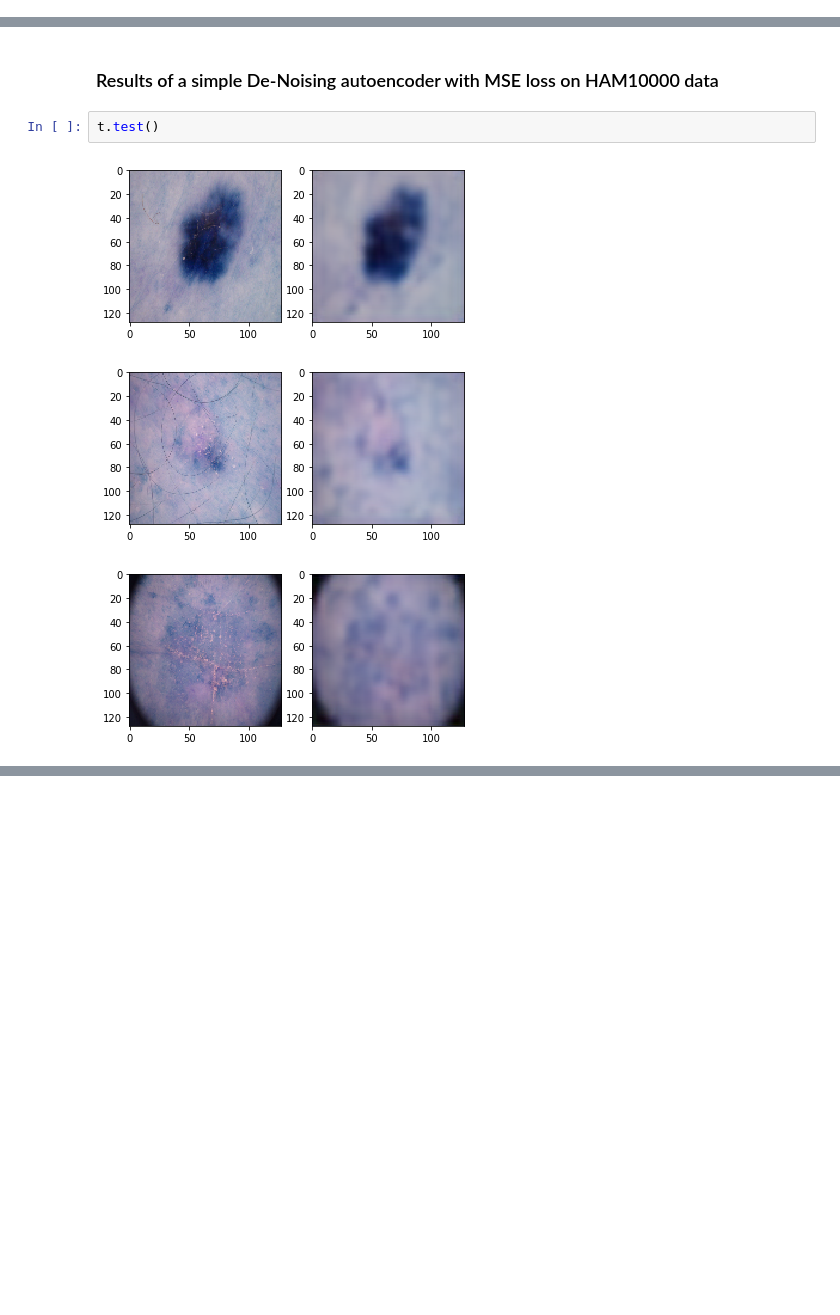
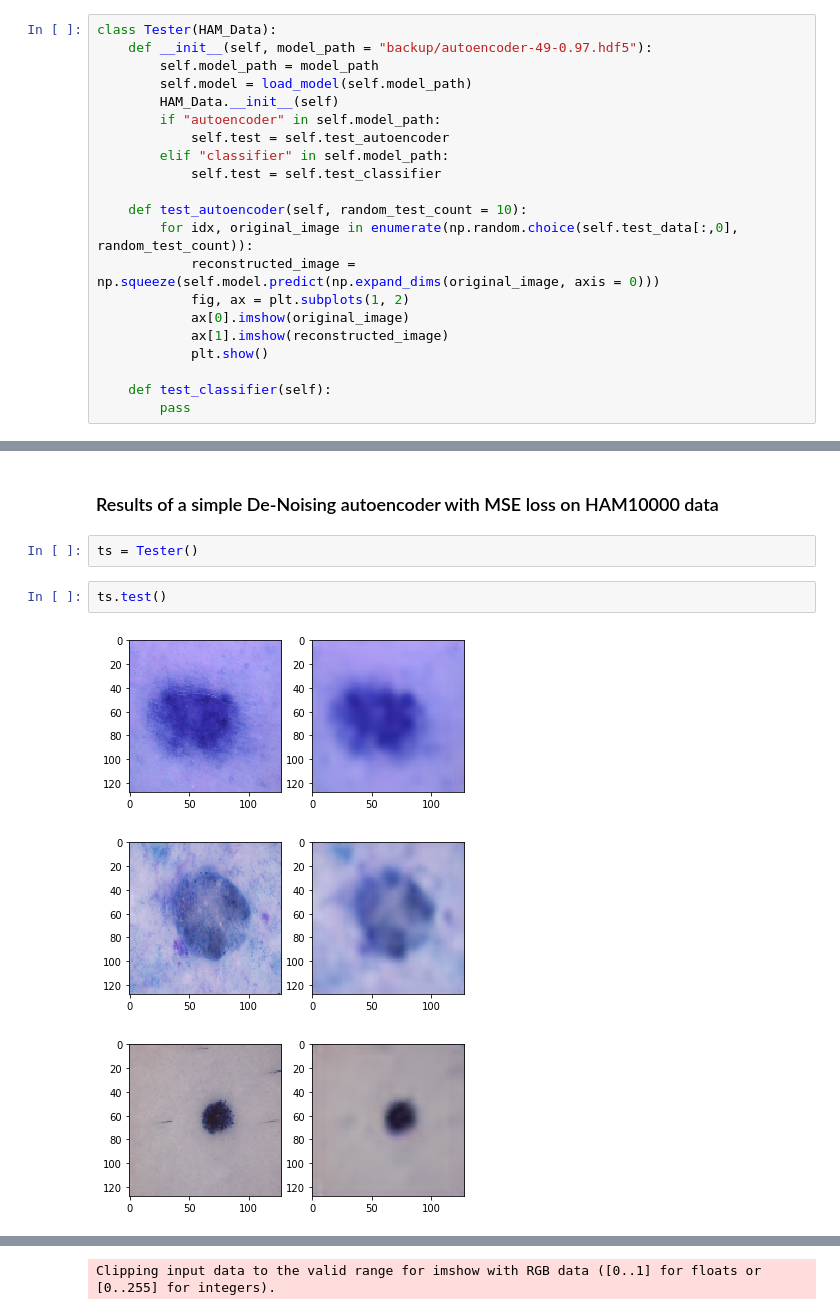
Before and after one commit to ambareeshravi/Anomaly_Detection_Images, a Jupyter notebook: AnomalyDetection.ipynb, the cells around one changed output, grey strips where cells are left out. Drawn from its saved outputs; the diff is of its cells as text; blank space fills up the shorter version.

Commit message:
added tester

```diff
--- a/AnomalyDetection.ipynb
+++ b/AnomalyDetection.ipynb
@@ -191 +172,22 @@ class Trainer(HAM_Data):
+# %%
+class Tester(HAM_Data):
+    def __init__(self, model_path = "backup/autoencoder-49-0.97.hdf5"):
+        self.model_path = model_path
+        self.model = load_model(self.model_path)
+        HAM_Data.__init__(self)
+        if "autoencoder" in self.model_path:
+            self.test = self.test_autoencoder
+        elif "classifier" in self.model_path:
+            self.test = self.test_classifier
+
+    def test_autoencoder(self, random_test_count = 10):
+        for idx, original_image in enumerate(np.random.choice(self.test_data[:,0], random_test_count)):
+            reconstructed_image = np.squeeze(self.model.predict(np.expand_dims(original_image, axis = 0)))
+            fig, ax = plt.subplots(1, 2)
+            ax[0].imshow(original_image)
+            ax[1].imshow(reconstructed_image)
+            plt.show()
+
+    def test_classifier(self):
+        pass
 # %%
@@ -193,8 +195,10 @@ t = Trainer(nn_type = "autoencoder")
 # %% [markdown]
 ### Results of a simple De-Noising autoencoder with MSE loss on HAM10000 data
+# %%
+ts = Tester()
 # %%
-t.test()
+ts.test()
 # %% [output]
-[figure, old version]
+[figure, new version]
-[figure, old version]
+[figure, new version]
-[figure, old version]
+[figure, new version]
@@ -204,0 +209 @@ t.test()
+Clipping input data to the valid range for imshow with RGB data ([0..1] for floats or [0..255] for integers).
```
Also changed, not shown: parts of 4 cells of this notebook.
